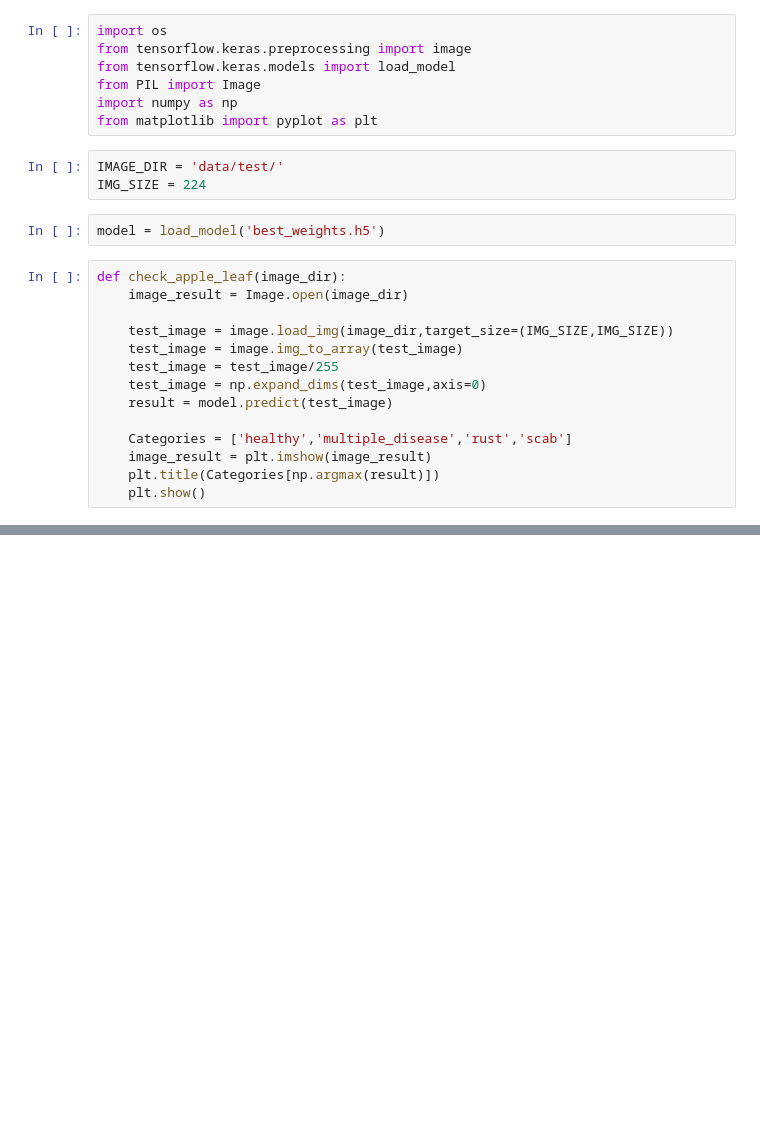
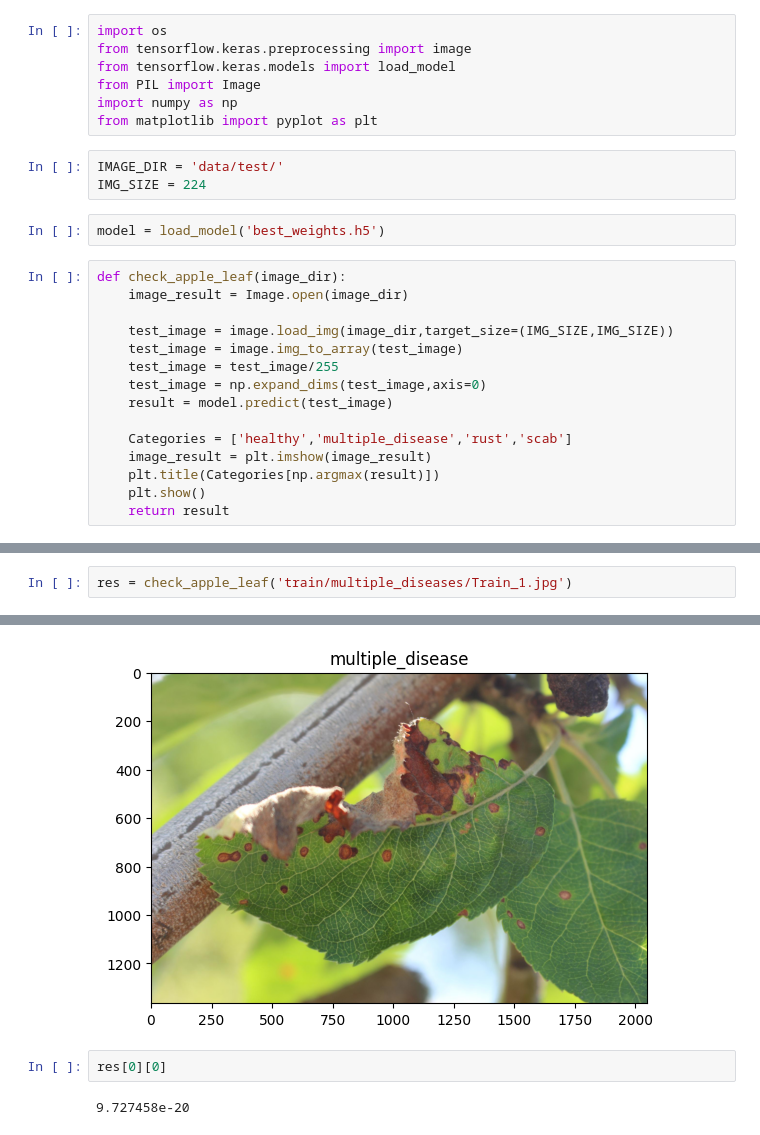
Before and after one commit to emredemirel005/plant-pathology, a Jupyter notebook: plant_test.ipynb, the cells around one changed output, grey strips where cells are left out. Drawn from its saved outputs; the diff is of its cells as text; blank space fills up the shorter version.

```diff
--- a/plant_test.ipynb
+++ b/plant_test.ipynb
@@ -24,3 +24,4 @@ def check_apple_leaf(image_dir):
     image_result = plt.imshow(image_result)
     plt.title(Categories[np.argmax(result)])
     plt.show()
+    return result
@@ -31,0 +28,3 @@ check_apple_leaf('test/Test_3.jpg')
+# %%
+res = check_apple_leaf('train/multiple_diseases/Train_1.jpg')
+# %% [output]
@@ -31,0 +32,5 @@ check_apple_leaf('test/Test_3.jpg')
+[figure, added]
+# %%
+res[0][0]
+# %% [output]
+9.727458e-20
```
Also changed, not shown: parts of 2 cells of this notebook, 3 other files.
